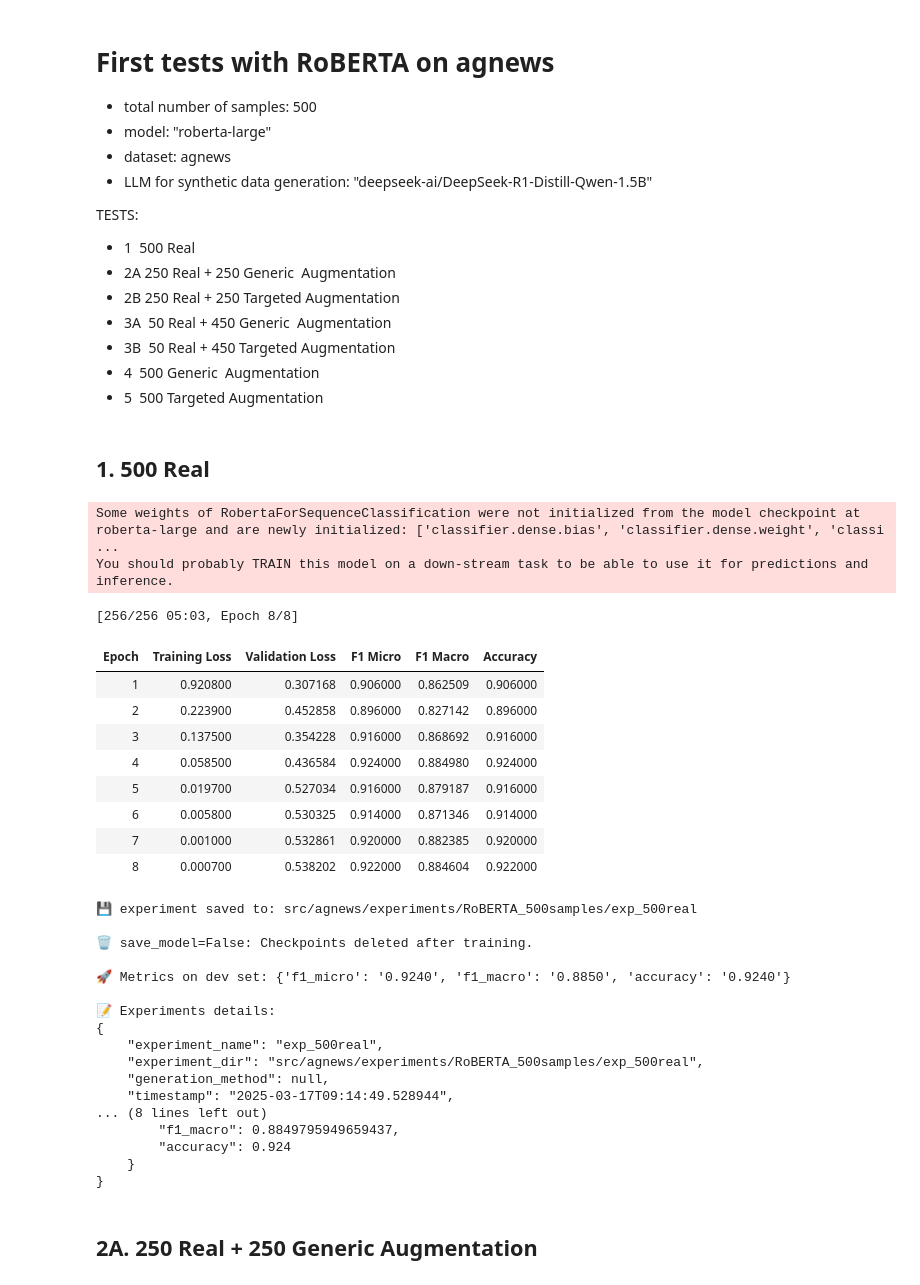
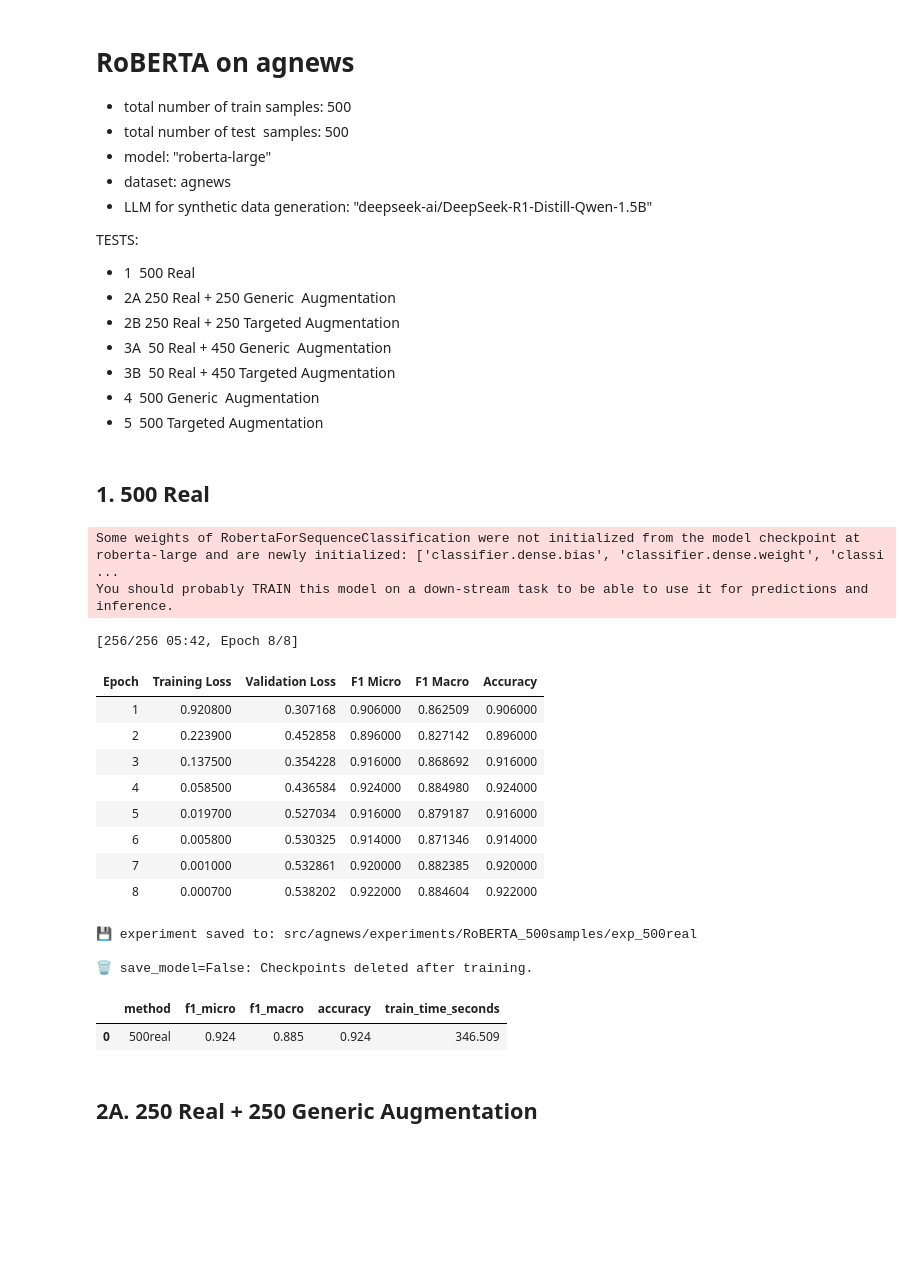
Before and after one commit to AlessandroGhiotto/thesis-nlp, a Jupyter notebook: src/agnews/run_multiclassRoBERTA_agnews.ipynb, the cells around one changed output. Drawn from its saved outputs; the diff is of its cells as text; code cells hidden in the pictures; blank space fills up the shorter version.

```diff
--- a/src/agnews/run_multiclassRoBERTA_agnews.ipynb
+++ b/src/agnews/run_multiclassRoBERTA_agnews.ipynb
@@ -1,7 +1,8 @@
 # %% [markdown]
-# First tests with RoBERTA on agnews
+# RoBERTA on agnews
 
-- total number of samples: 500
+- total number of train samples: 500
+- total number of test&nbsp; samples: 500
 - model: "roberta-large"
 - dataset: agnews
 - LLM for synthetic data generation: "deepseek-ai/DeepSeek-R1-Distill-Qwen-1.5B"
@@ -48,6 +52,18 @@ real_train_df, dev_df = train_test_split(real_train_df, test_size=500, random_st
 syn_generic_df, _ = get_generated_examples_df("synthetic_data/datasets/syn_agnews_baseline_500.json")
 syn_targeted_df, _ = get_generated_examples_df("synthetic_data/datasets/syn_agnews_targeted+tags_500.json")
 syn_targeted_df = syn_targeted_df.drop(columns=["phenomena"])
+# %%
+def get_results(details):
+    """Just get useful results from the details"""
+    res = details["metrics_dev"]
+    res["method"] = details["experiment_dir"].split("/")[-1].replace("exp_", "")
+    res["train_time_seconds"] = details["train_time_seconds"]
+
+    df = pd.DataFrame([res])
+    new_order = ["method"] + [col for col in df.columns if col != "method"]
+    df = df[new_order]
+    display(df.round(3))
+    return df
 # %% [markdown]
 ## 1. 500 Real
 # %%
@@ -55,54 +71,37 @@ results = []
 name = "exp_500real"
 train_details = main_multiclassRoBERTA(
     real_df=real_train_df,
     synth_df=None,
     dev_df=dev_df,
     synth_ratio=0.0,
     max_samples=500,
     epochs=8,
     batch_size=16,
     output_dir=os.path.join(FOLDER_DIR, name),
     log_dir=LOG_DIR,
     generation_method=None,
     save_model=False,
     save_dataset=False,
 )
-print("\n📝 Experiments details:")
-print(json.dumps(train_details, indent=4))
-
-res = train_details["metrics_dev"]
-res["method"] = name.replace("exp_", "")
-results.append(res)
+results.append(get_results(train_details))
 # %% [output]
 Some weights of RobertaForSequenceClassification were not initialized from the model checkpoint at roberta-large and are newly initialized: ['classifier.dense.bias', 'classifier.dense.weight', 'classi ...
 You should probably TRAIN this model on a down-stream task to be able to use it for predictions and inference.
-[256/256 05:03, Epoch 8/8]
+[256/256 05:42, Epoch 8/8]
 | Epoch | Training Loss | Validation Loss | F1 Micro | F1 Macro | Accuracy |
 | 1 | 0.920800 | 0.307168 | 0.906000 | 0.862509 | 0.906000 |
 | 2 | 0.223900 | 0.452858 | 0.896000 | 0.827142 | 0.896000 |
 | 3 | 0.137500 | 0.354228 | 0.916000 | 0.868692 | 0.916000 |
 | 4 | 0.058500 | 0.436584 | 0.924000 | 0.884980 | 0.924000 |
 | 5 | 0.019700 | 0.527034 | 0.916000 | 0.879187 | 0.916000 |
 | 6 | 0.005800 | 0.530325 | 0.914000 | 0.871346 | 0.914000 |
 | 7 | 0.001000 | 0.532861 | 0.920000 | 0.882385 | 0.920000 |
 | 8 | 0.000700 | 0.538202 | 0.922000 | 0.884604 | 0.922000 |
 💾 experiment saved to: src/agnews/experiments/RoBERTA_500samples/exp_500real
 
 🗑️ save_model=False: Checkpoints deleted after training.
-
-🚀 Metrics on dev set: {'f1_micro': '0.9240', 'f1_macro': '0.8850', 'accuracy': '0.9240'}
-
-📝 Experiments details:
-{
-    "experiment_name": "exp_500real",
-    "experiment_dir": "src/agnews/experiments/RoBERTA_500samples/exp_500real",
-    "generation_method": null,
-    "timestamp": "2025-03-17T09:14:49.528944",
-... (8 lines left out)
-        "f1_macro": 0.8849795949659437,
-        "accuracy": 0.924
-    }
-}
+|  | method | f1_micro | f1_macro | accuracy | train_time_seconds |
+| 0 | 500real | 0.924 | 0.885 | 0.924 | 346.509 |
 # %% [markdown]
 ## 2A. 250 Real + 250 Generic Augmentation
 # %%
```
Also changed, not shown: parts of 9 cells of this notebook, 17 other files.
